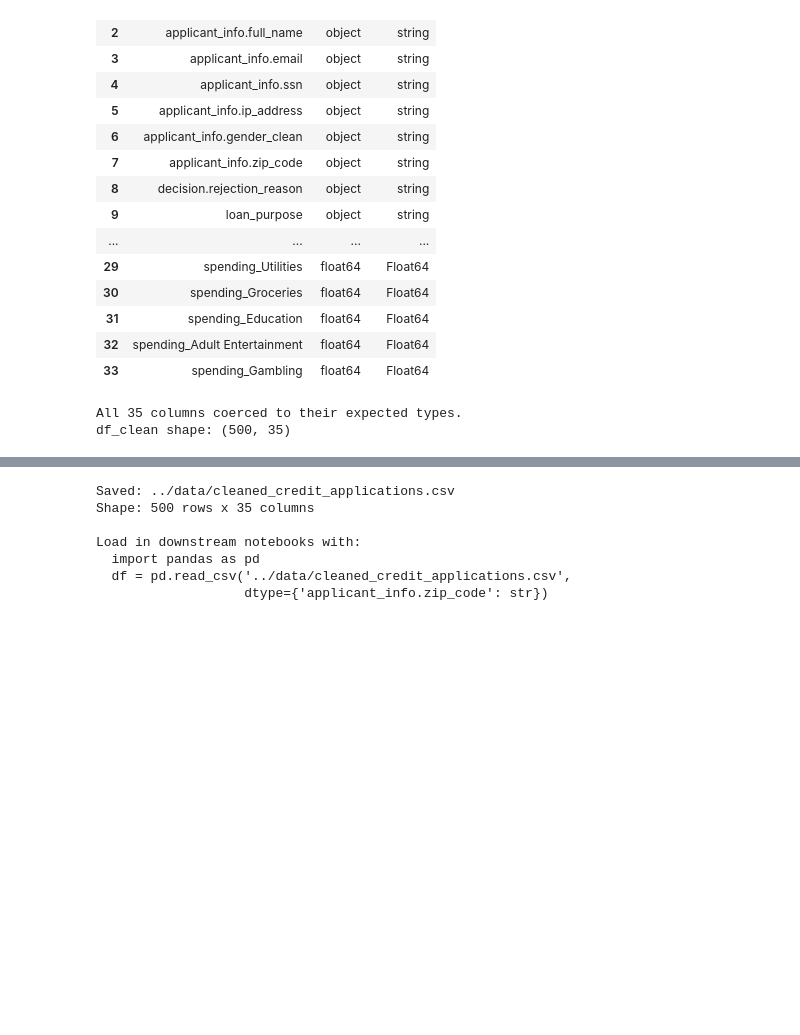
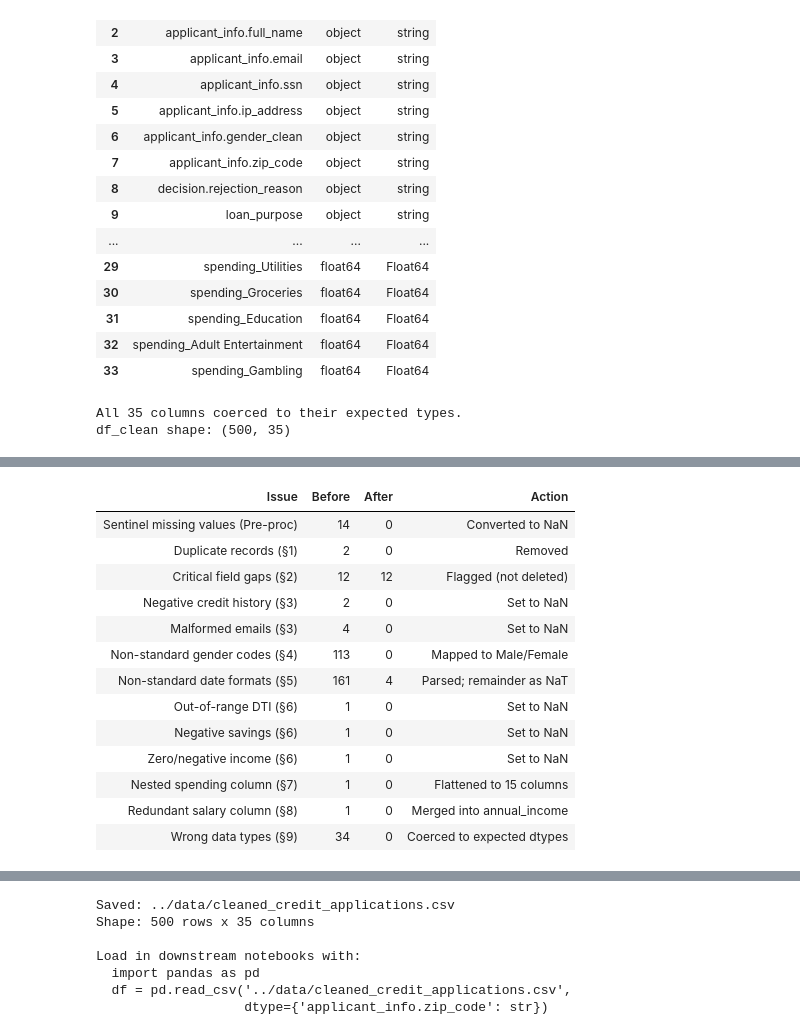
Before and after one commit to RubenVet9938/dego-project-team8, a Jupyter notebook: notebooks/01-data-quality.ipynb, the cells around one changed output, grey strips where cells are left out. Cells and saved outputs as stored; diff of their text form; code cells hidden in the pictures; blank space fills up the shorter version.

```diff
--- a/notebooks/01-data-quality.ipynb
+++ b/notebooks/01-data-quality.ipynb
@@ -559,0 +621,77 @@ df_clean shape: (500, 35)
+# %%
+# Before/after remediation summary
+issues = [
+    ('Sentinel missing values (Pre-proc)', sentinel_count, 0, 'Converted to NaN'),
+    ('Duplicate records (§1)', n - len(df_clean), 0, 'Removed'),
+    ('Critical field gaps (§2)',
+     int(df_clean['has_critical_missing'].sum()),
+     int(df_clean['has_critical_missing'].sum()),
+     'Flagged (not deleted)'),
+    ('Negative credit history (§3)',
+     int(neg_credit.sum()),
+     int((df_clean['financials.credit_history_months'].dropna() < 0).sum()),
+     'Set to NaN'),
+    ('Malformed emails (§3)',
+     int(bad_email.sum()),
+     int(df_clean['applicant_info.email'].dropna().apply(is_bad_email).sum()),
+     'Set to NaN'),
+    ('Non-standard gender codes (§4)',
+     113,  # 53 "M" + 58 "F" + 2 blank
+     0,
+     'Mapped to Male/Female'),
+    ('Non-standard date formats (§5)',
+     161,  # 101 DD/MM/YYYY + 60 unrecognised
+     int(df_clean['applicant_info.date_of_birth_parsed'].isna().sum()),
+     'Parsed; remainder as NaT'),
+    ('Out-of-range DTI (§6)',
+     int(dti_out.sum()),
+     int(df_clean['financials.debt_to_income'].dropna().apply(lambda x: not (0 <= x <= 1)).sum()),
+     'Set to NaN'),
+    ('Negative savings (§6)',
+     int(neg_savings.sum()),
+     int((df_clean['financials.savings_balance'].dropna() < 0).sum()),
+     'Set to NaN'),
+    ('Zero/negative income (§6)',
+     int(neg_income.sum()),
+     int((df_clean['financials.annual_income'].dropna() <= 0).sum()),
+     'Set to NaN'),
+    ('Nested spending column (§7)',
+     1, 0, f'Flattened to {len(categories)} columns'),
+    ('Redundant salary column (§8)',
+     1, 0, 'Merged into annual_income'),
+    ('Wrong data types (§9)',
+     n_wrong,
+     sum(1 for c, e in expected_dtypes.items()
+         if c in df_clean.columns and str(df_clean[c].dtype) != e),
+     'Coerced to expected dtypes'),
+]
+
+summary_df = pd.DataFrame(issues, columns=['Issue', 'Before', 'After', 'Action'])
+display(summary_df.style.hide(axis='index'))
+
+# Final verification checks
+print("\n--- Verification ---")
+assert df_clean['_id'].is_unique, "FAIL: duplicate IDs remain"
+print("  Unique application IDs: PASS")
+print(f"  Negative credit_history_months remaining: "
+      f"{(df_clean['financials.credit_history_months'].dropna() < 0).sum()}")
+print(f"  Out-of-range DTI remaining: "
+      f"{df_clean['financials.debt_to_income'].dropna().apply(lambda x: not (0 <= x <= 1)).sum()}")
+print(f"  Dtype mismatches remaining: "
+      f"{sum(1 for c, e in expected_dtypes.items() if c in df_clean.columns and str(df_clean[c].dtype) != e)}")
+print(f"\nFinal cleaned dataset: {df_clean.shape[0]} rows x {df_clean.shape[1]} columns")
+# %% [output]
+| Issue | Before | After | Action |
+| Sentinel missing values (Pre-proc) | 14 | 0 | Converted to NaN |
+| Duplicate records (§1) | 2 | 0 | Removed |
+| Critical field gaps (§2) | 12 | 12 | Flagged (not deleted) |
+| Negative credit history (§3) | 2 | 0 | Set to NaN |
+| Malformed emails (§3) | 4 | 0 | Set to NaN |
+| Non-standard gender codes (§4) | 113 | 0 | Mapped to Male/Female |
+| Non-standard date formats (§5) | 161 | 4 | Parsed; remainder as NaT |
+| Out-of-range DTI (§6) | 1 | 0 | Set to NaN |
+| Negative savings (§6) | 1 | 0 | Set to NaN |
+| Zero/negative income (§6) | 1 | 0 | Set to NaN |
+| Nested spending column (§7) | 1 | 0 | Flattened to 15 columns |
+| Redundant salary column (§8) | 1 | 0 | Merged into annual_income |
+| Wrong data types (§9) | 34 | 0 | Coerced to expected dtypes |
```
Also changed, not shown: parts of 12 cells of this notebook, 2 other files.
